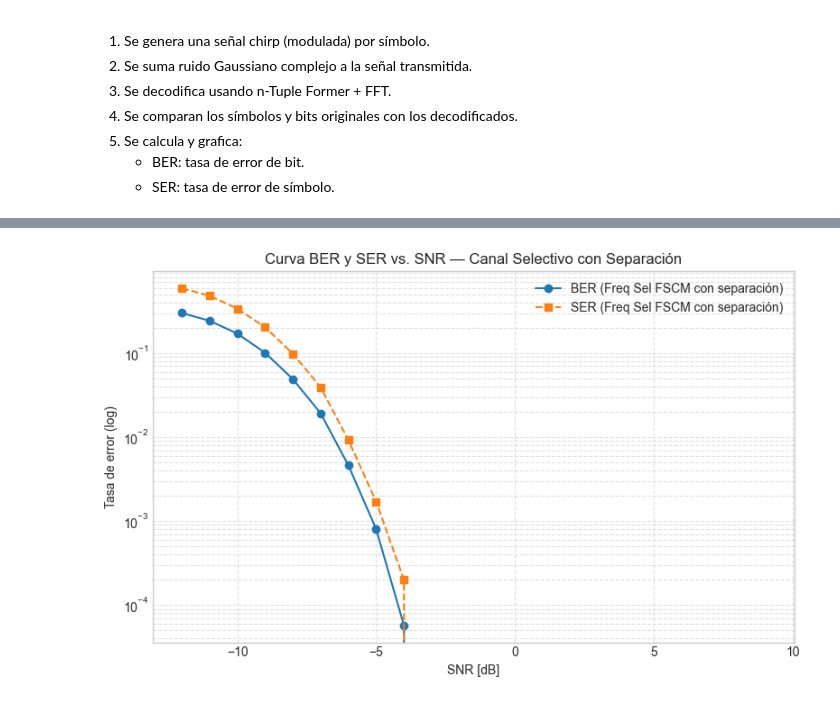
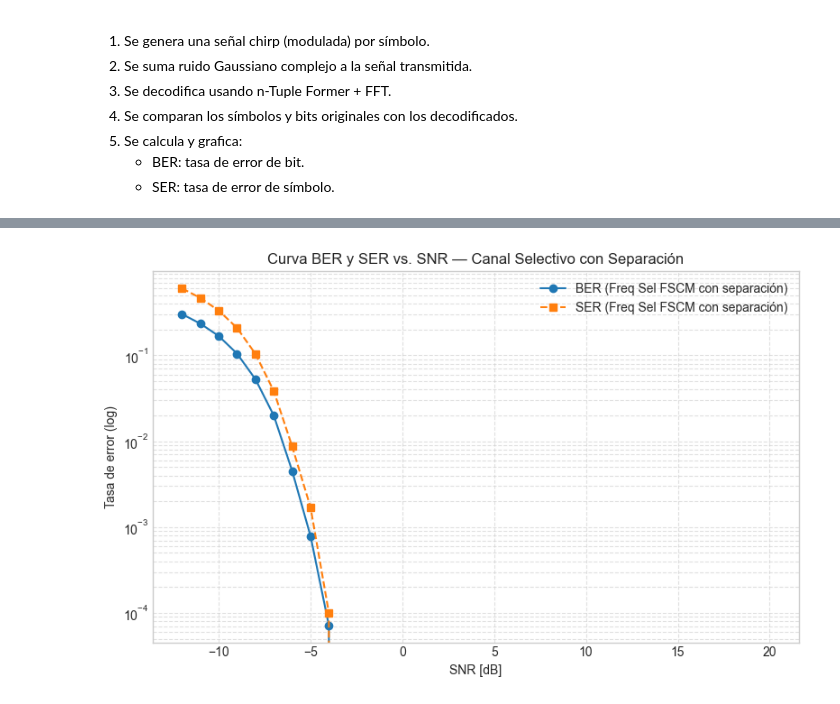
Before and after one commit to Nicolas44896/Proyecto-LoRa, a Jupyter notebook: Proyecto-LoRa.ipynb, the cells around one changed output, grey strips where cells are left out. Drawn from its saved outputs; the diff is of its cells as text; code cells hidden in the pictures.

```diff
--- a/Proyecto-LoRa.ipynb
+++ b/Proyecto-LoRa.ipynb
@@ -413,7 +413,7 @@ Este modelo permite simular los efectos de dispersión temporal (ISI) caracterí
 # %%
 
 N_SIMBOLOS = 10000
-SNR_dBs = np.arange(-12, 10, 1)
+SNR_dBs = np.arange(-12, 21, 1)
 BERs, SERs = [], []
 
 # 1. Bits y codificación
@@ -432,31 +432,31 @@ chirps_filtrados = canal_selectivo_frecuencia(chirps_sep, SF)
 chirps_utiles = chirps_filtrados[::2]  # recuperar solo chirps válidos
 s_tx_util = s_tx[1:]  # se pierde el primero por el canal
 bits_tx_util = bit_randoms[SF:]
 
 # 5. Simulación sobre SNRs
 for SNR in SNR_dBs:
     chirps_noisy = agregar_ruido_AWGN(chirps_utiles, SNR)
     s_rx = n_tuple_former(chirps_noisy, SF)
     s_rx = s_rx[1:]  # se pierde un chirp más
     bits_rx = decoder(s_rx, SF)
 
     BERs.append(ber(bits_tx_util, bits_rx))
     SERs.append(ser(s_tx_util, s_rx))
 
 
 # ============================
 # GRÁFICO FINAL
 # ============================
 
 plt.figure(figsize=(8, 5))
 plt.semilogy(SNR_dBs, BERs, 'o-', label='BER (Freq Sel FSCM con separación)')
 plt.semilogy(SNR_dBs, SERs, 's--', label='SER (Freq Sel FSCM con separación)')
 plt.xlabel("SNR [dB]")
 plt.ylabel("Tasa de error (log)")
 plt.title("Curva BER y SER vs. SNR — Canal Selectivo con Separación")
 plt.grid(True, which='both', linestyle='--', alpha=0.6)
 plt.legend()
 plt.tight_layout()
 plt.show()
 # %% [output]
-[figure, old version]
+[figure, new version]
```
Also changed, not shown: parts of 1 cell of this notebook.
